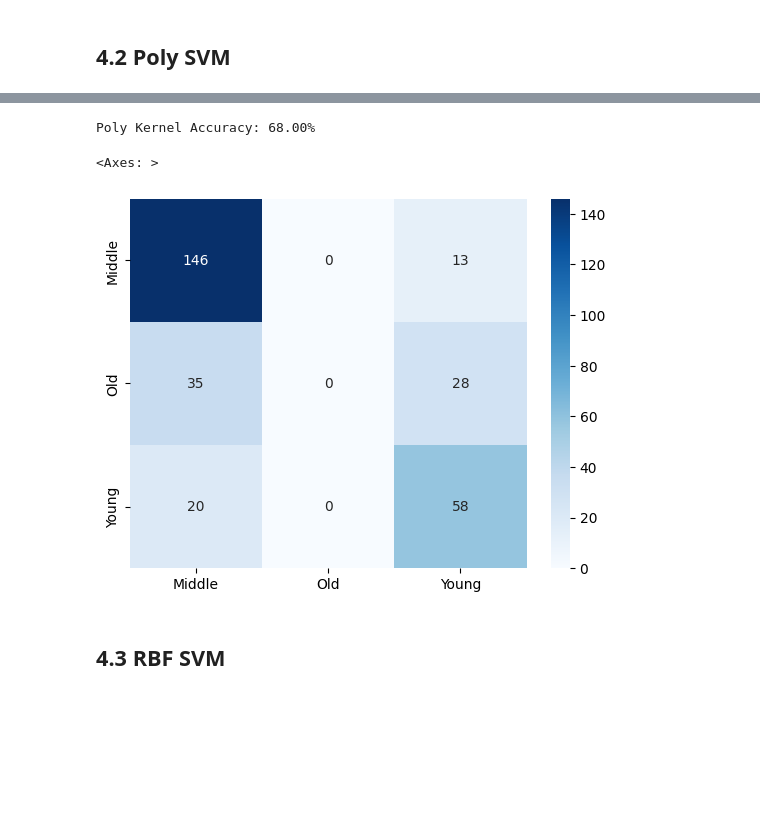
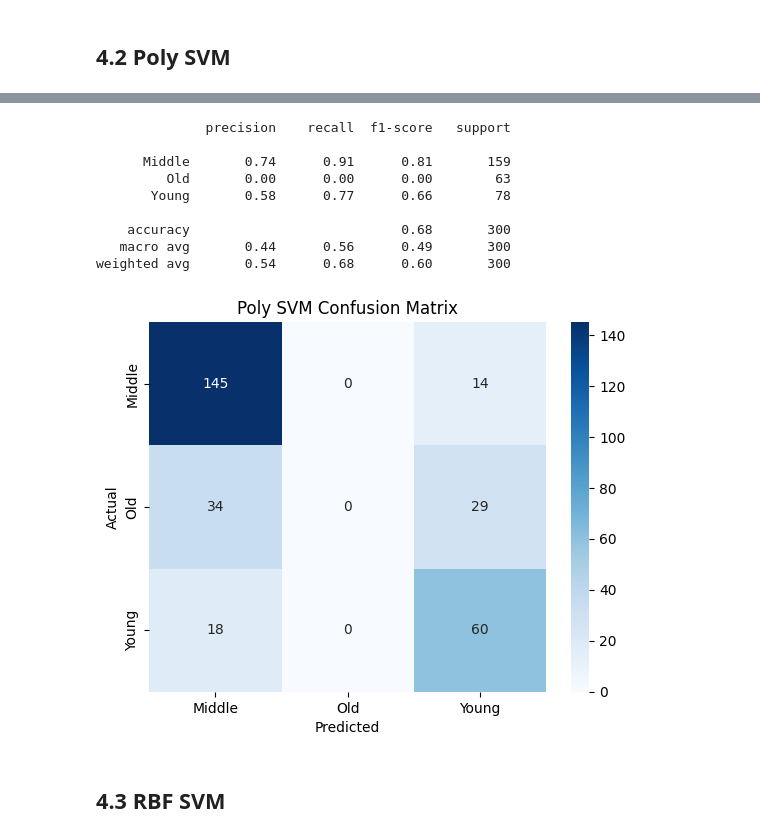
Before and after one commit to thisisel/pattern-recognition, a Jupyter notebook: mini_proj4/mini_proj4.ipynb, the cells around one changed output, grey strips where cells are left out. Drawn from its saved outputs; the diff is of its cells as text; code cells hidden in the pictures; blank space fills up the shorter version.

```diff
--- a/mini_proj4/mini_proj4.ipynb
+++ b/mini_proj4/mini_proj4.ipynb
@@ -128,0 +152,4 @@ memory usage: 85.9 KB
+# %%
+target = "Age"
+x = df.drop(columns=[target])
+y = df[target]
@@ -140,7 +200,8 @@ Standardization characteristics:
 # %%
 scaler = StandardScaler()
-df[['Salary', 'AmountSpent']] = scaler.fit_transform(df[['Salary', 'AmountSpent']])
+X_train[["Salary", "AmountSpent"]] = scaler.fit_transform(X_train[["Salary", "AmountSpent"]])
 
-df[['Salary','AmountSpent']].info()
-df.head()
+X_test[["Salary", "AmountSpent"]] = scaler.transform(X_test[["Salary", "AmountSpent"]])
+
+X_test.head()
 # %% [output]
@@ -202,6 +250,6 @@ This is equivalent to computing the dot product of two feature vectors.
 - Linear decision boundary: The hyperplane is a straight line (in 2D) or a flat plane (in 3D).
 - No feature mapping: The linear kernel does not transform the data into a higher-dimensional space.
 # %%
-svm_lin = SVC(kernel="linear")
+svm_lin = SVC(kernel="linear", decision_function_shape='ovo')
 svm_lin.fit(X_train, y_train)
 # %% [output]
@@ -221,9 +269,15 @@ $$
 # %% [markdown]
 ### 3.2.1 Tuning the best params
 # %%
-poly_param_grid = {"C": [0.01, 0.1, 1], "degree": [1, 3, 5, 7], "kernel": ["poly"]}
+poly_param_grid = {
+    "C": [0.01, 0.1, 1],
+    "degree": [2, 3, 4, 5, 7],
+    "kernel": ["poly"],
+    "decision_function_shape": ["ovo"],
+}
 
 grid_search_poly = GridSearchCV(SVC(), poly_param_grid, cv=5, return_train_score=True)
+# grid_search_poly.fit(X_train, y_train)
 grid_search_poly.fit(X_train, y_train)
 
 poly_tuned_results = pd.DataFrame(grid_search_poly.cv_results_)
@@ -232,7 +286,10 @@ poly_tune_report = poly_tuned_results[
 ]
 
 print(poly_tune_report)
-print("Best parameters:", grid_search_poly.best_params_)
-print(f"Best score: {grid_search_poly.best_score_:.2%}")
+poly_best_params_table = PrettyTable(["Best Parameters", "Best Training Score"])
+poly_best_params_table.add_row(
+    [grid_search_poly.best_params_, f"{grid_search_poly.best_score_:.2%}"]
+)
+print(poly_best_params_table)
 # %% [output]
     param_C  param_degree  mean_test_score  std_test_score  mean_train_score
@@ -338,21 +447,29 @@ Linear Kernel Accuracy: 75.3%
 # %%
-y_pred_poly = svm_poly_tuned.predict(X_test)
-print(
-    f"Poly Kernel Accuracy: {accuracy_score(y_test, y_pred_poly):.2%}"
-)
+print(classification_report(y_test, y_pred_poly, target_names=age_labels))
 
 poly_cm = confusion_matrix(y_test, y_pred_poly)
 sns.heatmap(
     data=poly_cm,
     annot=True,
     fmt="d",
     cmap="Blues",
-    xticklabels=class_labels,
-    yticklabels=class_labels,
+    xticklabels=age_labels,
+    yticklabels=age_labels,
 )
+plt.xlabel("Predicted")
+plt.ylabel("Actual")
+plt.title("Poly SVM Confusion Matrix")
+plt.show()
 # %% [output]
-Poly Kernel Accuracy: 68.00%
+              precision    recall  f1-score   support
+
+      Middle       0.74      0.91      0.81       159
+         Old       0.00      0.00      0.00        63
+       Young       0.58      0.77      0.66        78
+
+    accuracy                           0.68       300
+   macro avg       0.44      0.56      0.49       300
+weighted avg       0.54      0.68      0.60       300
-<Axes: >
-[figure, old version]
+[figure, new version]
 # %% [markdown]
 ## 4.3 RBF SVM
```
Also changed, not shown: parts of 31 cells of this notebook.
